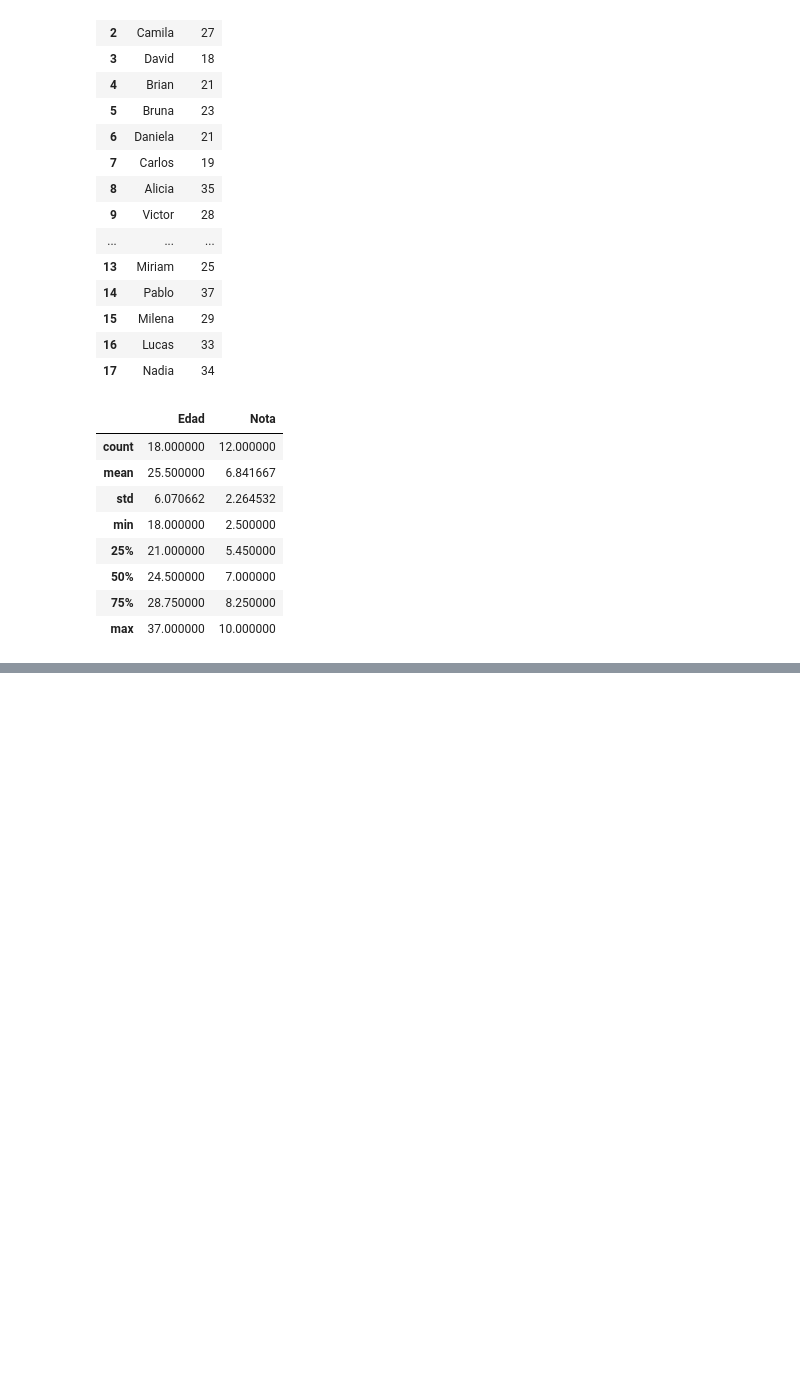
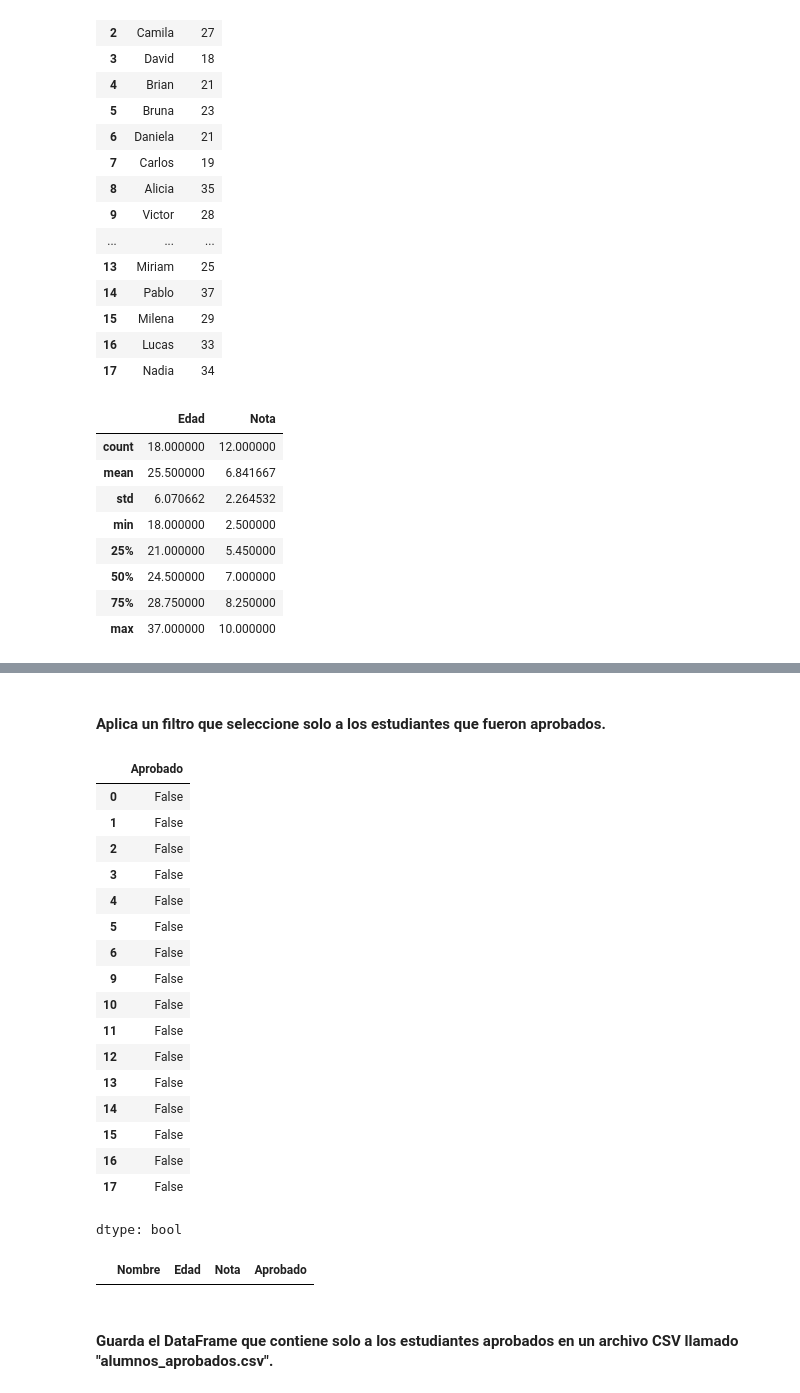
Before and after one commit to Starleen1996/Biblioteca_Pandas, a Jupyter notebook: Ejemplo_biblioteca_panda.ipynb, the cells around one changed output, grey strips where cells are left out. Drawn from its saved outputs; the diff is of its cells as text; code cells hidden in the pictures; blank space fills up the shorter version.

```diff
--- a/Ejemplo_biblioteca_panda.ipynb
+++ b/Ejemplo_biblioteca_panda.ipynb
@@ -130,0 +188,32 @@ datos_ejemplo.describe() # Muestra estadísticas descriptivas de las columnas nu
+# %% [markdown]
+#### Aplica un filtro que seleccione solo a los estudiantes que fueron aprobados.
+# %%
+# En este caso, nuestro primer paso es crear una variable en la que seleccionamos solo a los estudiantes aprobados:
+
+seleccion = datos_ejemplo['Aprobado'] == True
+seleccion
+# %% [output]
+|  | Aprobado |
+| 0 | False |
+| 1 | False |
+| 2 | False |
+| 3 | False |
+| 4 | False |
+| 5 | False |
+| 6 | False |
+| 9 | False |
+| 10 | False |
+| 11 | False |
+| 12 | False |
+| 13 | False |
+| 14 | False |
+| 15 | False |
+| 16 | False |
+| 17 | False |
+dtype: bool
+# %%
+datos_ejemplo[seleccion]
+# %% [output]
+|  | Nombre | Edad | Nota | Aprobado |
+# %% [markdown]
+#### Guarda el DataFrame que contiene solo a los estudiantes aprobados en un archivo CSV llamado "alumnos_aprobados.csv".
```
Also changed, not shown: parts of 11 cells of this notebook.
